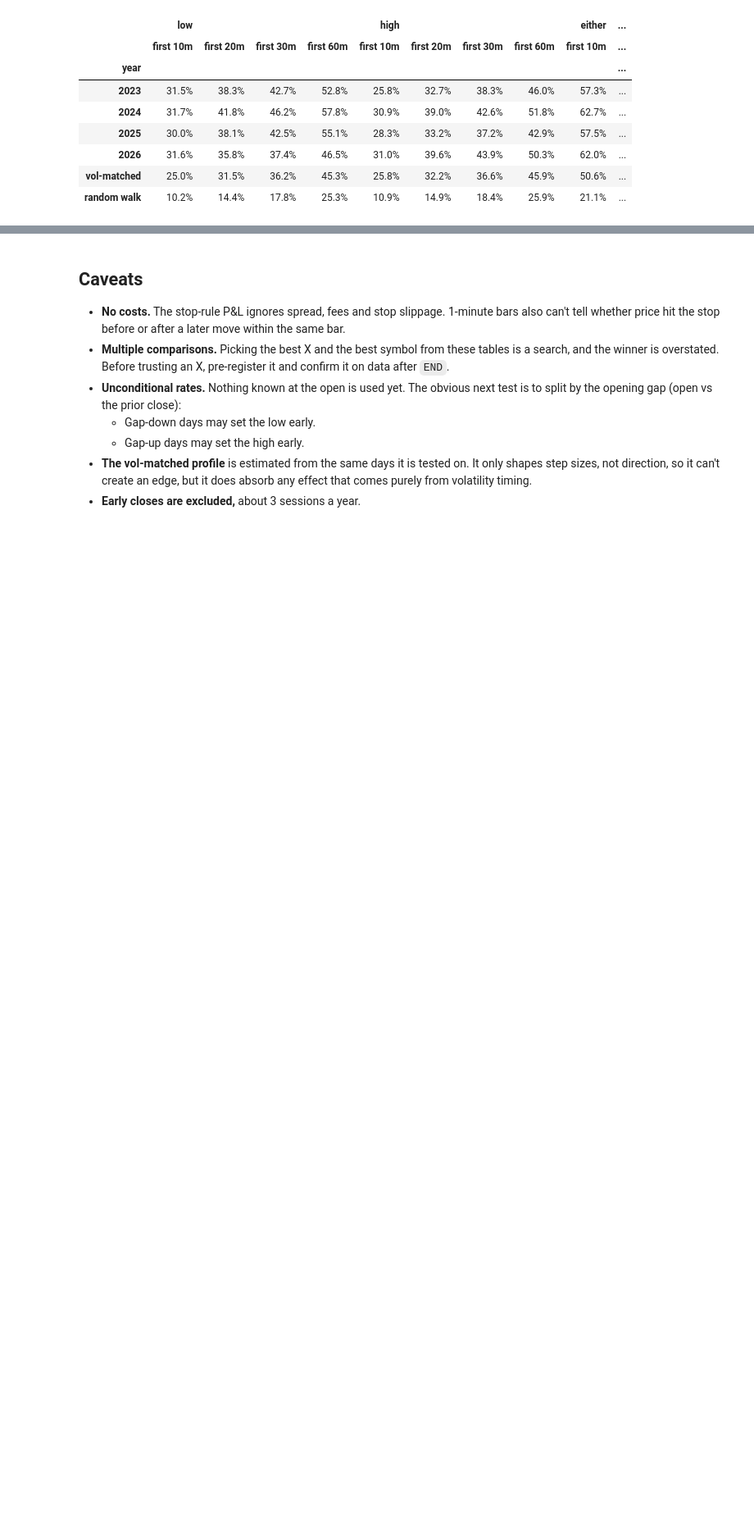
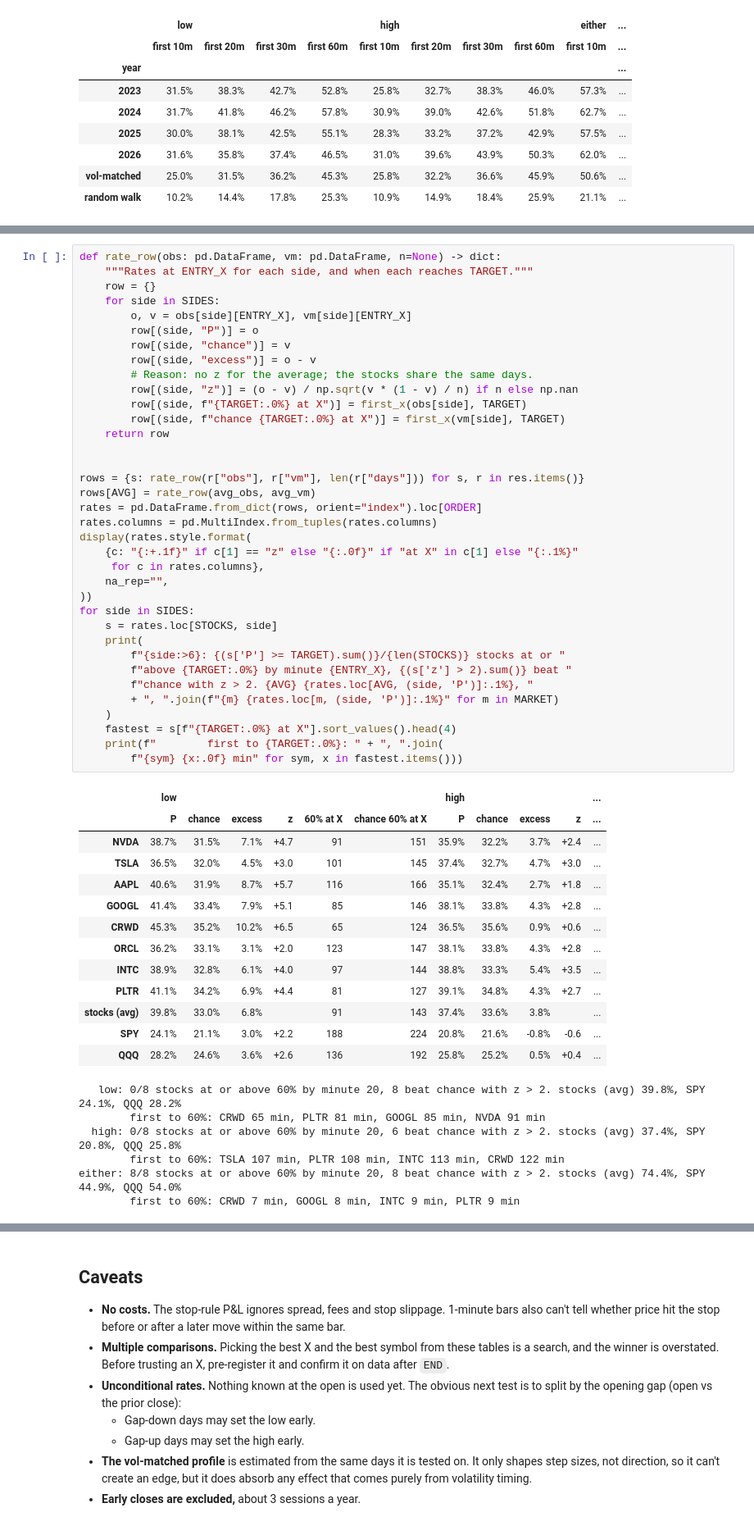
Before and after one commit to xcollantes/open-extremes, a Jupyter notebook: notebooks/open_extremes.ipynb, the cells around one changed output, grey strips where cells are left out. Shown at 82% size. Saved outputs shown, nothing was run; the diff lists cells and outputs as text; blank space fills up the shorter version.

```diff
--- a/notebooks/open_extremes.ipynb
+++ b/notebooks/open_extremes.ipynb
@@ -561,0 +541,56 @@ display(cross.style.format(fmt, na_rep=""))
+# %%
+def rate_row(obs: pd.DataFrame, vm: pd.DataFrame, n=None) -> dict:
+    """Rates at ENTRY_X for each side, and when each reaches TARGET."""
+    row = {}
+    for side in SIDES:
+        o, v = obs[side][ENTRY_X], vm[side][ENTRY_X]
+        row[(side, "P")] = o
+        row[(side, "chance")] = v
+        row[(side, "excess")] = o - v
+        # Reason: no z for the average; the stocks share the same days.
+        row[(side, "z")] = (o - v) / np.sqrt(v * (1 - v) / n) if n else np.nan
+        row[(side, f"{TARGET:.0%} at X")] = first_x(obs[side], TARGET)
+        row[(side, f"chance {TARGET:.0%} at X")] = first_x(vm[side], TARGET)
+    return row
+
+
+rows = {s: rate_row(r["obs"], r["vm"], len(r["days"])) for s, r in res.items()}
+rows[AVG] = rate_row(avg_obs, avg_vm)
+rates = pd.DataFrame.from_dict(rows, orient="index").loc[ORDER]
+rates.columns = pd.MultiIndex.from_tuples(rates.columns)
+display(rates.style.format(
+    {c: "{:+.1f}" if c[1] == "z" else "{:.0f}" if "at X" in c[1] else "{:.1%}"
+     for c in rates.columns},
+    na_rep="",
+))
+for side in SIDES:
+    s = rates.loc[STOCKS, side]
+    print(
+        f"{side:>6}: {(s['P'] >= TARGET).sum()}/{len(STOCKS)} stocks at or "
+        f"above {TARGET:.0%} by minute {ENTRY_X}, {(s['z'] > 2).sum()} beat "
+        f"chance with z > 2. {AVG} {rates.loc[AVG, (side, 'P')]:.1%}, "
+        + ", ".join(f"{m} {rates.loc[m, (side, 'P')]:.1%}" for m in MARKET)
+    )
+    fastest = s[f"{TARGET:.0%} at X"].sort_values().head(4)
+    print(f"        first to {TARGET:.0%}: " + ", ".join(
+        f"{sym} {x:.0f} min" for sym, x in fastest.items()))
+# %% [output]
+|  | low |  |  |  |  |  | high |  |  |  | ... |
+|  | P | chance | excess | z | 60% at X | chance 60% at X | P | chance | excess | z | ... |
+| NVDA | 38.7% | 31.5% | 7.1% | +4.7 | 91 | 151 | 35.9% | 32.2% | 3.7% | +2.4 | ... |
+| TSLA | 36.5% | 32.0% | 4.5% | +3.0 | 101 | 145 | 37.4% | 32.7% | 4.7% | +3.0 | ... |
+| AAPL | 40.6% | 31.9% | 8.7% | +5.7 | 116 | 166 | 35.1% | 32.4% | 2.7% | +1.8 | ... |
+| GOOGL | 41.4% | 33.4% | 7.9% | +5.1 | 85 | 146 | 38.1% | 33.8% | 4.3% | +2.8 | ... |
+| CRWD | 45.3% | 35.2% | 10.2% | +6.5 | 65 | 124 | 36.5% | 35.6% | 0.9% | +0.6 | ... |
+| ORCL | 36.2% | 33.1% | 3.1% | +2.0 | 123 | 147 | 38.1% | 33.8% | 4.3% | +2.8 | ... |
+| INTC | 38.9% | 32.8% | 6.1% | +4.0 | 97 | 144 | 38.8% | 33.3% | 5.4% | +3.5 | ... |
+| PLTR | 41.1% | 34.2% | 6.9% | +4.4 | 81 | 127 | 39.1% | 34.8% | 4.3% | +2.7 | ... |
+| stocks (avg) | 39.8% | 33.0% | 6.8% |  | 91 | 143 | 37.4% | 33.6% | 3.8% |  | ... |
+| SPY | 24.1% | 21.1% | 3.0% | +2.2 | 188 | 224 | 20.8% | 21.6% | -0.8% | -0.6 | ... |
+| QQQ | 28.2% | 24.6% | 3.6% | +2.6 | 136 | 192 | 25.8% | 25.2% | 0.5% | +0.4 | ... |
+   low: 0/8 stocks at or above 60% by minute 20, 8 beat chance with z > 2. stocks (avg) 39.8%, SPY 24.1%, QQQ 28.2%
+        first to 60%: CRWD 65 min, PLTR 81 min, GOOGL 85 min, NVDA 91 min
+  high: 0/8 stocks at or above 60% by minute 20, 6 beat chance with z > 2. stocks (avg) 37.4%, SPY 20.8%, QQQ 25.8%
+        first to 60%: TSLA 107 min, PLTR 108 min, INTC 113 min, CRWD 122 min
+either: 8/8 stocks at or above 60% by minute 20, 8 beat chance with z > 2. stocks (avg) 74.4%, SPY 44.9%, QQQ 54.0%
+        first to 60%: CRWD 7 min, GOOGL 8 min, INTC 9 min, PLTR 9 min
```
Also changed, not shown: parts of 6 cells of this notebook, 2 other files.
